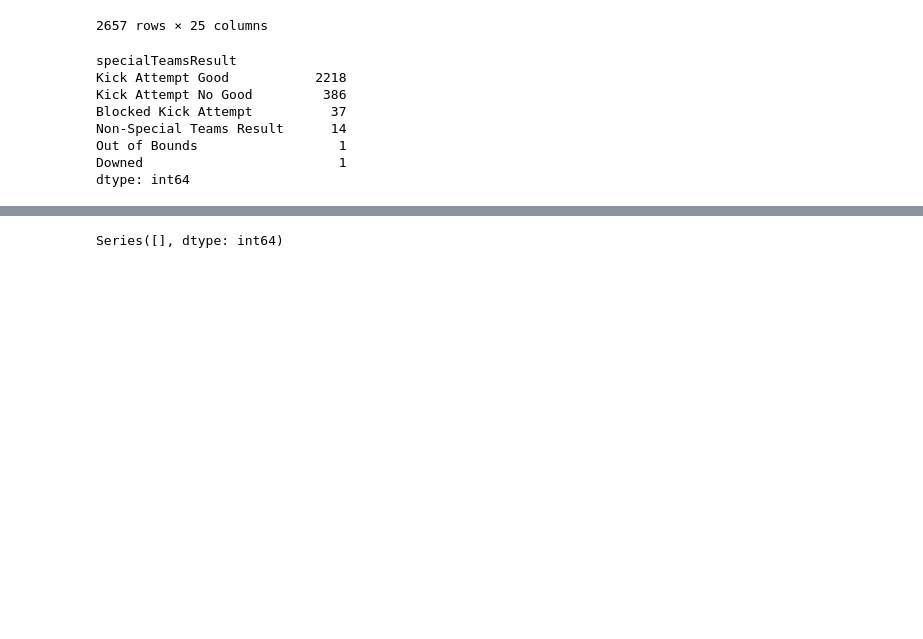
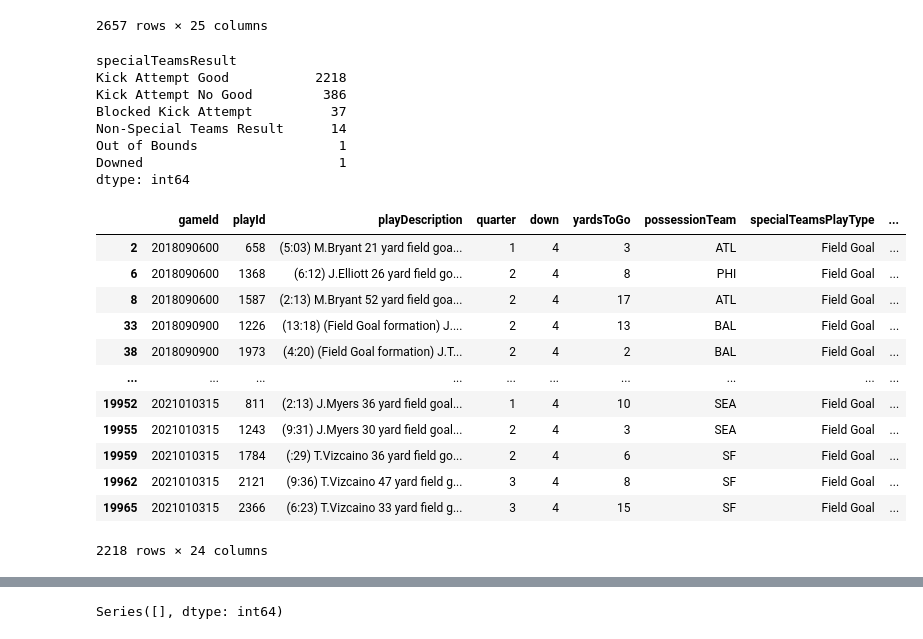
Before and after one commit to egrace479/NFL-BDB-2022, a Jupyter notebook: Field_Goal.ipynb, the cells around one changed output, grey strips where cells are left out. Saved outputs shown, nothing was run; the diff lists cells and outputs as text; code cells hidden in the pictures; blank space fills up the shorter version.

```diff
--- a/Field_Goal.ipynb
+++ b/Field_Goal.ipynb
@@ -56,3 +56,19 @@ Non-Special Teams Result      14
 Out of Bounds                  1
 Downed                         1
 dtype: int64
+# %%
+play_fieldgoal.loc[(play_fieldgoal['specialTeamsResult']=='Kick Attempt Good')&(play_fieldgoal['playResult']==0)]
+# %% [output]
+|  | gameId | playId | playDescription | quarter | down | yardsToGo | possessionTeam | specialTeamsPlayType | ... |
+| 2 | 2018090600 | 658 | (5:03) M.Bryant 21 yard field goa... | 1 | 4 | 3 | ATL | Field Goal | ... |
+| 6 | 2018090600 | 1368 | (6:12) J.Elliott 26 yard field go... | 2 | 4 | 8 | PHI | Field Goal | ... |
+| 8 | 2018090600 | 1587 | (2:13) M.Bryant 52 yard field goa... | 2 | 4 | 17 | ATL | Field Goal | ... |
+| 33 | 2018090900 | 1226 | (13:18) (Field Goal formation) J.... | 2 | 4 | 13 | BAL | Field Goal | ... |
+| 38 | 2018090900 | 1973 | (4:20) (Field Goal formation) J.T... | 2 | 4 | 2 | BAL | Field Goal | ... |
+| ... | ... | ... | ... | ... | ... | ... | ... | ... | ... |
+| 19952 | 2021010315 | 811 | (2:13) J.Myers 36 yard field goal... | 1 | 4 | 10 | SEA | Field Goal | ... |
+| 19955 | 2021010315 | 1243 | (9:31) J.Myers 30 yard field goal... | 2 | 4 | 3 | SEA | Field Goal | ... |
+| 19959 | 2021010315 | 1784 | (:29) T.Vizcaino 36 yard field go... | 2 | 4 | 6 | SF | Field Goal | ... |
+| 19962 | 2021010315 | 2121 | (9:36) T.Vizcaino 47 yard field g... | 3 | 4 | 8 | SF | Field Goal | ... |
+| 19965 | 2021010315 | 2366 | (6:23) T.Vizcaino 33 yard field g... | 3 | 4 | 15 | SF | Field Goal | ... |
+2218 rows × 24 columns
```
Also changed, not shown: parts of 24 cells of this notebook.
